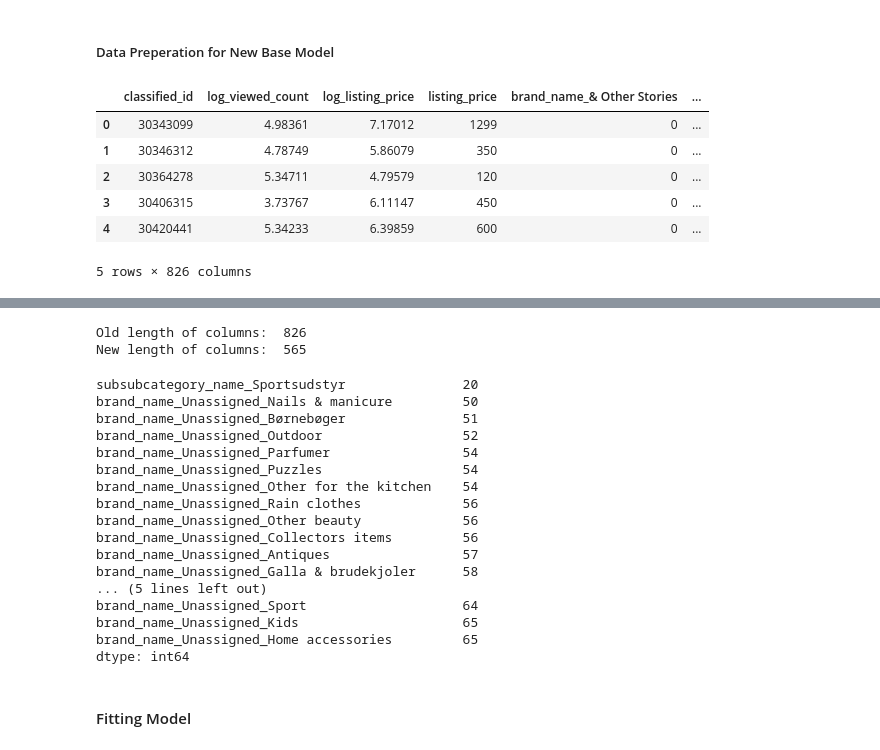
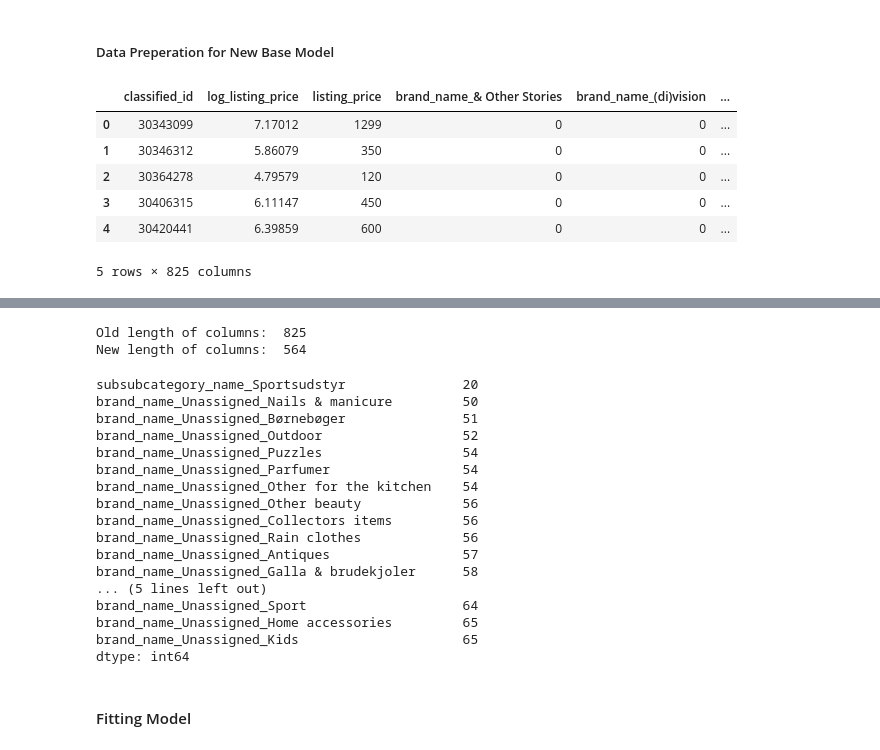
Before and after one commit to RasKrebs/pricing_wizards, a Jupyter notebook: notebooks/base_regression.ipynb, the cells around one changed output, grey strips where cells are left out. Cells and saved outputs as stored; diff of their text form; code cells hidden in the pictures.

```diff
--- a/notebooks/base_regression.ipynb
+++ b/notebooks/base_regression.ipynb
@@ -398,28 +398,28 @@ As seen above, unnassigned brand was a common denominator amongst the extereme p
 # %%
 ### Since only subsubsub category, color and viewed count can be seen among the top 10 features, we will try to remove the other features and see if the model improves
 
 # Reset dataset
 data.reset_dataset()
 
 # New columns to use
-columns_to_use = ['classified_id','log_viewed_count','log_listing_price','listing_price','brand_name','subsubcategory_name']
+columns_to_use = ['classified_id','log_listing_price','listing_price','brand_name','subsubcategory_name']
 
 # Drop unused columns
 data.df = data.df[columns_to_use]
 
 # OHE. Will likely lead to too many columns
 data.apply_function(pd.get_dummies, columns=['brand_name','subsubcategory_name'])
 
 # Print head
 data.df.head()
 # %% [output]
-|  | classified_id | log_viewed_count | log_listing_price | listing_price | brand_name_& Other Stories | ... |
-| 0 | 30343099 | 4.98361 | 7.17012 | 1299 | 0 | ... |
-| 1 | 30346312 | 4.78749 | 5.86079 | 350 | 0 | ... |
-| 2 | 30364278 | 5.34711 | 4.79579 | 120 | 0 | ... |
-| 3 | 30406315 | 3.73767 | 6.11147 | 450 | 0 | ... |
-| 4 | 30420441 | 5.34233 | 6.39859 | 600 | 0 | ... |
+|  | classified_id | log_listing_price | listing_price | brand_name_& Other Stories | brand_name_(di)vision | ... |
+| 0 | 30343099 | 7.17012 | 1299 | 0 | 0 | ... |
+| 1 | 30346312 | 5.86079 | 350 | 0 | 0 | ... |
+| 2 | 30364278 | 4.79579 | 120 | 0 | 0 | ... |
+| 3 | 30406315 | 6.11147 | 450 | 0 | 0 | ... |
+| 4 | 30420441 | 6.39859 | 600 | 0 | 0 | ... |
-5 rows × 826 columns
+5 rows × 825 columns
 # %%
 # Evaluating frequency of subsubcategory_name
 data.df[[col for col in data.df.columns if 'subsubcategory_name' in col]].sum(axis=0).sort_values(ascending=True).head(20)
@@ -483,8 +483,8 @@ data.df = data.df.drop(columns=infrequent_brands)
 # Length of columns
 print(f'New length of columns: ', len(data.df.columns))
 # %% [output]
-Old length of columns:  826
-New length of columns:  565
+Old length of columns:  825
+New length of columns:  564
 # %%
 # Printing sum of columns to see if process was successful
 data.df.iloc[:, 3:].sum(axis=0).sort_values(ascending=True).head(20)
@@ -493,18 +493,18 @@ subsubcategory_name_Sportsudstyr               20
 brand_name_Unassigned_Nails & manicure         50
 brand_name_Unassigned_Børnebøger               51
 brand_name_Unassigned_Outdoor                  52
+brand_name_Unassigned_Puzzles                  54
 brand_name_Unassigned_Parfumer                 54
-brand_name_Unassigned_Puzzles                  54
 brand_name_Unassigned_Other for the kitchen    54
-brand_name_Unassigned_Rain clothes             56
 brand_name_Unassigned_Other beauty             56
 brand_name_Unassigned_Collectors items         56
+brand_name_Unassigned_Rain clothes             56
 brand_name_Unassigned_Antiques                 57
 brand_name_Unassigned_Galla & brudekjoler      58
 ... (5 lines left out)
 brand_name_Unassigned_Sport                    64
+brand_name_Unassigned_Home accessories         65
 brand_name_Unassigned_Kids                     65
-brand_name_Unassigned_Home accessories         65
 dtype: int64
 # %% [markdown]
 #### Fitting Model
```
Also changed, not shown: parts of 14 cells of this notebook, 3 other files.
